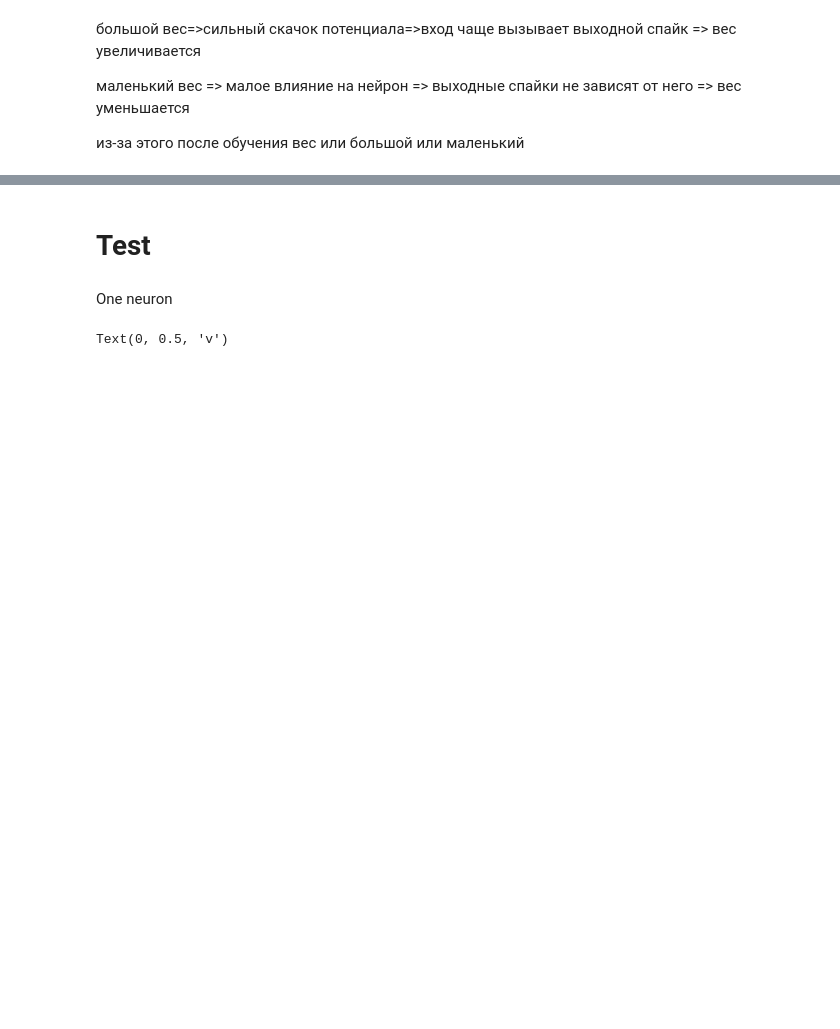
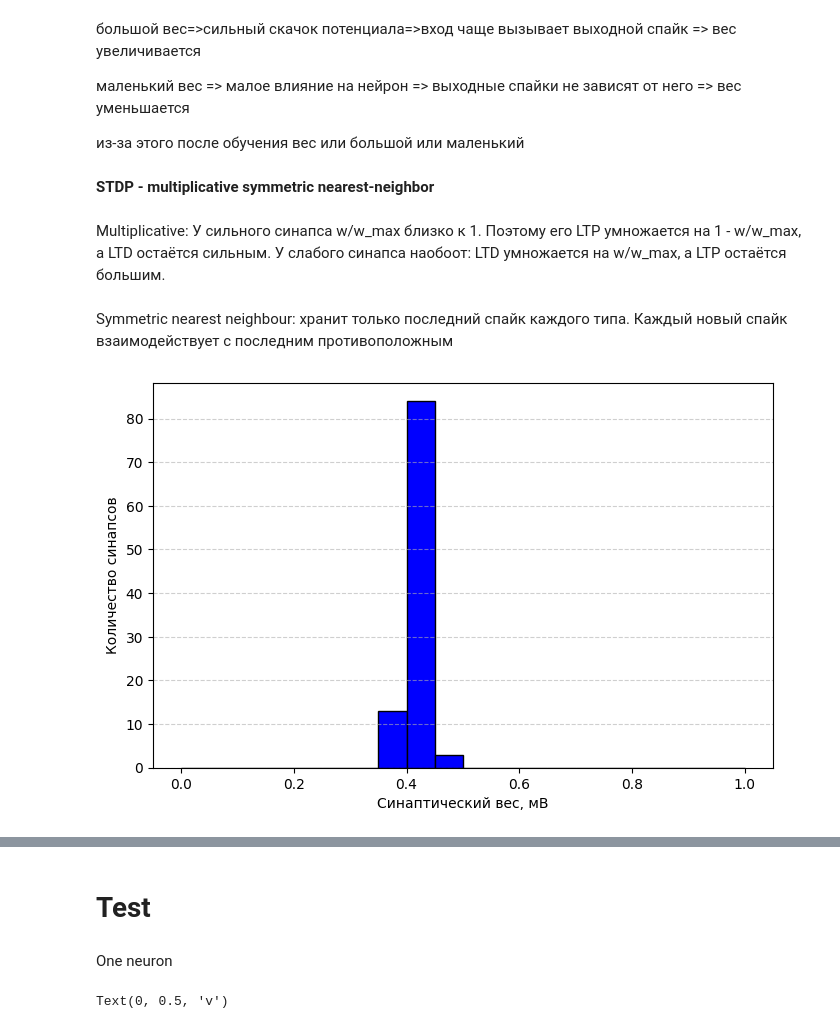
Before and after one commit to Wrench0O/LIF-MIPT, a Jupyter notebook: LIF.ipynb, the cells around one changed output, grey strips where cells are left out. Cells and saved outputs as stored; diff of their text form; code cells hidden in the pictures; blank space fills up the shorter version.

Commit message:
near neigbot stdp

```diff
--- a/LIF.ipynb
+++ b/LIF.ipynb
@@ -222,3 +214,10 @@ plt.show()
 маленький вес => малое влияние на нейрон => выходные спайки не зависят от него => вес уменьшается
 
 из-за этого после обучения вес или большой или маленький
+# %% [markdown]
+**STDP - multiplicative symmetric nearest-neighbor**
+# %% [markdown]
+Multiplicative: У сильного синапса w/w_max близко к 1. Поэтому его LTP умножается на 1 - w/w_max, а LTD остаётся сильным. У слабого синапса наобоот: LTD умножается на w/w_max, а LTP остаётся большим.
+# %% [markdown]
+Symmetric nearest neighbour: хранит только  последний спайк каждого типа.
+Каждый новый спайк взаимодействует с последним противоположным
@@ -224,0 +281,10 @@ plt.show()
+# %%
+plt.figure(figsize=(8, 5))
+plt.hist(final_weights, bins=20, range=(0, w_max/mV),
+         color='blue', edgecolor='black')
+plt.xlabel('Синаптический вес, мВ')
+plt.ylabel('Количество синапсов')
+plt.grid(axis='y', linestyle='--', alpha=0.6)
+plt.show()
+# %% [output]
+[figure, added]
```
Also changed, not shown: parts of 8 cells of this notebook.
